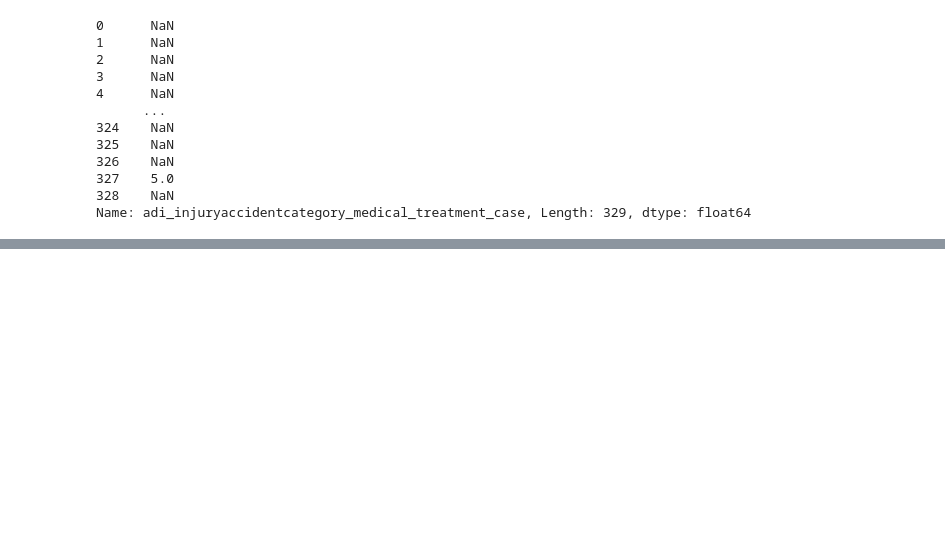
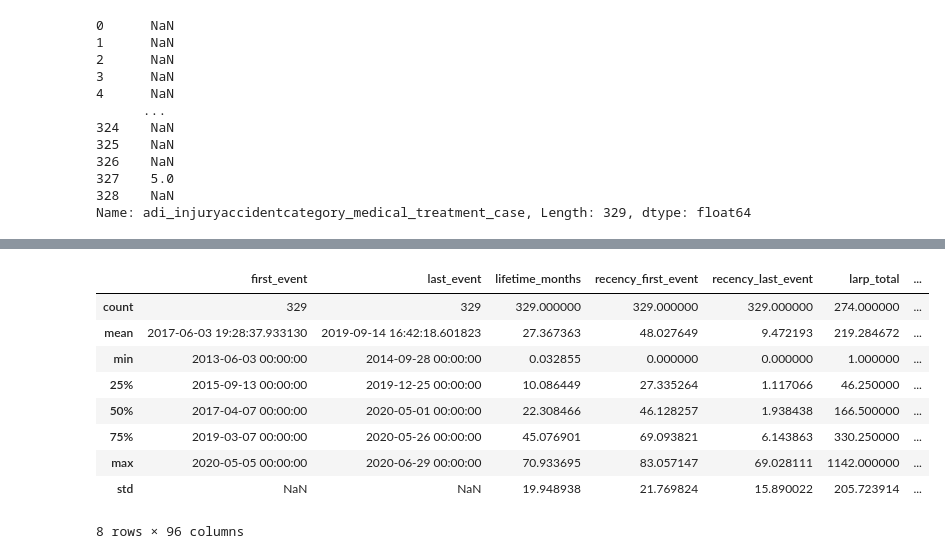
Before and after one commit to kiranr12r/Data-cleaning-and-EDA, a Jupyter notebook: cleaned-data/Single_view_of_ship.ipynb, the cells around one changed output, grey strips where cells are left out. Saved outputs shown, nothing was run; the diff lists cells and outputs as text; code cells hidden in the pictures; blank space fills up the shorter version.

```diff
--- a/cleaned-data/Single_view_of_ship.ipynb
+++ b/cleaned-data/Single_view_of_ship.ipynb
@@ -538,0 +837,13 @@ Name: adi_injuryaccidentcategory_medical_treatment_case, Length: 329, dtype: flo
+# %%
+data.describe()
+# %% [output]
+|  | first_event | last_event | lifetime_months | recency_first_event | recency_last_event | larp_total | ... |
+| count | 329 | 329 | 329.000000 | 329.000000 | 329.000000 | 274.000000 | ... |
+| mean | 2017-06-03 19:28:37.933130 | 2019-09-14 16:42:18.601823 | 27.367363 | 48.027649 | 9.472193 | 219.284672 | ... |
+| min | 2013-06-03 00:00:00 | 2014-09-28 00:00:00 | 0.032855 | 0.000000 | 0.000000 | 1.000000 | ... |
+| 25% | 2015-09-13 00:00:00 | 2019-12-25 00:00:00 | 10.086449 | 27.335264 | 1.117066 | 46.250000 | ... |
+| 50% | 2017-04-07 00:00:00 | 2020-05-01 00:00:00 | 22.308466 | 46.128257 | 1.938438 | 166.500000 | ... |
+| 75% | 2019-03-07 00:00:00 | 2020-05-26 00:00:00 | 45.076901 | 69.093821 | 6.143863 | 330.250000 | ... |
+| max | 2020-05-05 00:00:00 | 2020-06-29 00:00:00 | 70.933695 | 83.057147 | 69.028111 | 1142.000000 | ... |
+| std | NaN | NaN | 19.948938 | 21.769824 | 15.890022 | 205.723914 | ... |
+8 rows × 96 columns
```
Also changed, not shown: parts of 26 cells of this notebook.
